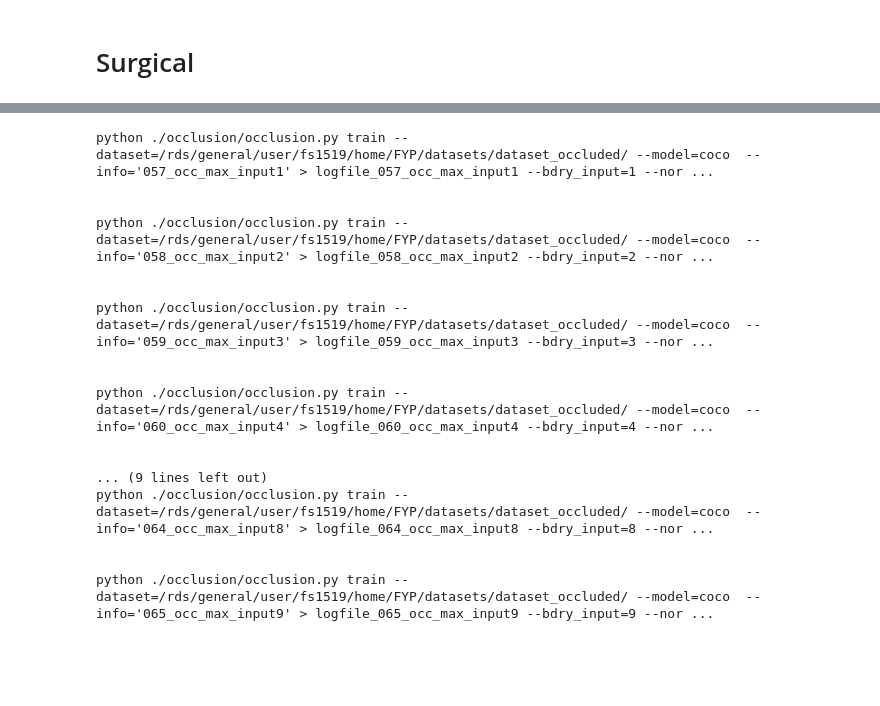
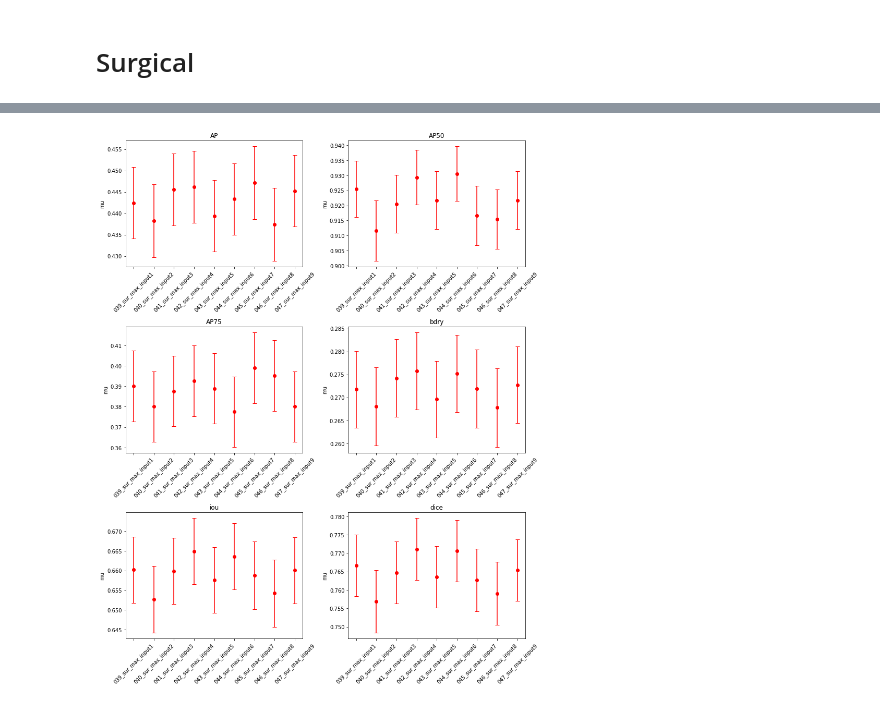
Before and after one commit to sunfanyi/Mask_RCNN_Occlusion, a Jupyter notebook: evaluate/plot_data.ipynb, the cells around one changed output, grey strips where cells are left out. Drawn from its saved outputs; the diff is of its cells as text; code cells hidden in the pictures; blank space fills up the shorter version.

```diff
--- a/evaluate/plot_data.ipynb
+++ b/evaluate/plot_data.ipynb
@@ -299,33 +127,20 @@ plt.show()
-# %%
-start = 66
-for i in range(9):
-
-#     print("""
-# python ./surgical_data/surgical.py train --dataset=/rds/general/user/fs1519/home/FYP/datasets/3dStool/ --model=coco  --info='0{}_sur_area_input{}' > logfile_0{}_sur_area_input{} --bdry_input={} --normalise=area
-# """.format(start+i, i+1, start+i, i+1, i+1))
-
-#     print("""
-# python ./occlusion/occlusion.py train --dataset=/rds/general/user/fs1519/home/FYP/datasets/dataset_occluded/ --model=coco  --info='0{}_occ_max_input{}' > logfile_0{}_occ_max_input{} --bdry_input={} --normalise=max
-# """.format(start+i, i+1, start+i, i+1, i+1))
-
-    print("""
-python ./occlusion/occlusion.py train --dataset=/rds/general/user/fs1519/home/FYP/datasets/dataset_occluded/ --model=coco  --info='0{}_occ_area_input{}' > logfile_0{}_occ_area_input{} --bdry_input={} --normalise=area
-""".format(start+i, i+1, start+i, i+1, i+1))
-# %% [output]
-python ./occlusion/occlusion.py train --dataset=/rds/general/user/fs1519/home/FYP/datasets/dataset_occluded/ --model=coco  --info='057_occ_max_input1' > logfile_057_occ_max_input1 --bdry_input=1 --nor ...
-
-
-python ./occlusion/occlusion.py train --dataset=/rds/general/user/fs1519/home/FYP/datasets/dataset_occluded/ --model=coco  --info='058_occ_max_input2' > logfile_058_occ_max_input2 --bdry_input=2 --nor ...
-
-
-python ./occlusion/occlusion.py train --dataset=/rds/general/user/fs1519/home/FYP/datasets/dataset_occluded/ --model=coco  --info='059_occ_max_input3' > logfile_059_occ_max_input3 --bdry_input=3 --nor ...
-
-
-python ./occlusion/occlusion.py train --dataset=/rds/general/user/fs1519/home/FYP/datasets/dataset_occluded/ --model=coco  --info='060_occ_max_input4' > logfile_060_occ_max_input4 --bdry_input=4 --nor ...
-
-
-... (9 lines left out)
-python ./occlusion/occlusion.py train --dataset=/rds/general/user/fs1519/home/FYP/datasets/dataset_occluded/ --model=coco  --info='064_occ_max_input8' > logfile_064_occ_max_input8 --bdry_input=8 --nor ...
-
-
-python ./occlusion/occlusion.py train --dataset=/rds/general/user/fs1519/home/FYP/datasets/dataset_occluded/ --model=coco  --info='065_occ_max_input9' > logfile_065_occ_max_input9 --bdry_input=9 --nor ...
+# %%
+data = """
+/	mu	mu	mu	mu	mu	mu	mu	std	std	std	std	std	std	std	delta_mu	delta_mu	delta_mu	delta_mu	delta_mu	delta_mu	delta_mu
+/	AP	AP50	AP75	AP90	bdry	iou	dice	AP	AP50	AP75	AP90	bdry	iou	dice	AP	AP50	AP75	AP90	bdry	iou	dice
+039_sur_max_input1	0.4424242424242426	0.9255050505050505	0.39015151515151514	0.0025252525252525255	0.271729980473115	0.6601499025568818	0.7666347542344921	0.23615800024630854	0.26274058382099313	0.48809231813430365	0.050220115931605504	0.23615800024630854	0.23615800024630854	0.23615800024630854	0.008391509137603568	0.009336080114387841	0.01734360531231734	0.001784494115346683	0.008391509137603568	0.008391509137603568	0.008391509137603568
+040_sur_max_input2	0.4382575757575754	0.9116161616161617	0.380050505050505	0.0012626262626262627	0.2679857429013484	0.6526995141698857	0.7568837362858984	0.23939133589126524	0.2840316823933535	0.4857056565490957	0.03553345272593503	0.23939133589126524	0.23939133589126524	0.23939133589126524	0.008506400716890718	0.010092626358992033	0.01725879898570655	0.001262626262626261	0.008506400716890718	0.008506400716890718	0.008506400716890718
+041_sur_max_input3	0.44558080808080763	0.9204545454545454	0.38762626262626265	0.0012626262626262627	0.2741877954462637	0.6598490485639283	0.7647233193721434	0.23741265698023648	0.27075919009057425	0.48751639393322055	0.03553345272593492	0.23741265698023648	0.23741265698023648	0.23741265698023648	0.008436091423345872	0.00962100888119589	0.017323140736944433	0.0012626262626262573	0.008436091423345872	0.008436091423345872	0.008436091423345872
+042_sur_max_input4	0.4462121212121214	0.9292929292929293	0.3926767676767677	0.0025252525252525255	0.2757655464376163	0.6648864192944585	0.7710979323495518	0.23673035214211724	0.25649688080256783	0.48865449733479344	0.05022011593160553	0.23673035214211724	0.23673035214211724	0.23673035214211724	0.008411846776635886	0.009114219788347847	0.017363581480361448	0.001784494115346684	0.008411846776635886	0.008411846776635886	0.008411846776635886
+043_sur_max_input5	0.43939393939393984	0.9217171717171717	0.3888888888888889	0.0	0.26957369841296563	0.6575644467816208	0.7635904661182201	0.23523640929184833	0.26878587496765777	0.4878060771743462	0.0	0.23523640929184833	0.23523640929184833	0.23523640929184833	0.008358761828990606	0.009550890181562363	0.017333434182698466	0.0	0.008358761828990606	0.008358761828990606	0.008358761828990606
+044_sur_max_input6	0.44330808080808104	0.9305555555555556	0.37752525252525254	0.0	0.2751905204954021	0.6635753823952242	0.770625735623668	0.23527301522250127	0.25436904304099484	0.4850742504386548	0.0	0.23527301522250127	0.23527301522250127	0.23527301522250127	0.008360062564096951	0.009038610365838534	0.01723636294653033	0.0	0.008360062564096951	0.008360062564096951	0.008360062564096951
+045_sur_max_input7	0.44709595959595994	0.9166666666666666	0.398989898989899	0.0012626262626262627	0.27191553254978673	0.658754231427053	0.7626618709076535	0.24050442331109134	0.27656005033484593	0.49000011857785297	0.03553345272593492	0.24050442331109134	0.24050442331109134	0.24050442331109134	0.008545952556102942	0.009827133474455471	0.017411396049188718	0.0012626262626262573	0.008545952556102942	0.008545952556102942	0.008545952556102942
+046_sur_max_input8	0.4373737373737379	0.9154040404040404	0.3952020202020202	0.0012626262626262627	0.26777503943785724	0.6541910842061043	0.7590296363288705	0.24066316241121516	0.2784553536086412	0.4892029789208603	0.03553345272593492	0.24066316241121516	0.24066316241121516	0.24066316241121516	0.008551593104412948	0.009894480143736187	0.017383070924871	0.0012626262626262573	0.008551593104412948	0.008551593104412948	0.008551593104412948
+047_sur_max_input9	0.4452020202020201	0.9217171717171717	0.380050505050505	0.0025252525252525255	0.2727410381405868	0.6600308730596244	0.765409646010158	0.23526558593452843	0.2687858749676583	0.4857056565490957	0.050220115931605504	0.23526558593452843	0.23526558593452843	0.23526558593452843	0.008359798575843982	0.009550890181562383	0.01725879898570655	0.001784494115346683	0.008359798575843982	0.008359798575843982	0.008359798575843982
+
+"""
+df = pd.read_csv(io.StringIO(data.strip()), sep='\t', header=[0,1], index_col=0)
+df
+plot_data(data)
+# %% [output]
+[figure, added]
```
Also changed, not shown: parts of 15 cells of this notebook, 8 other files.
